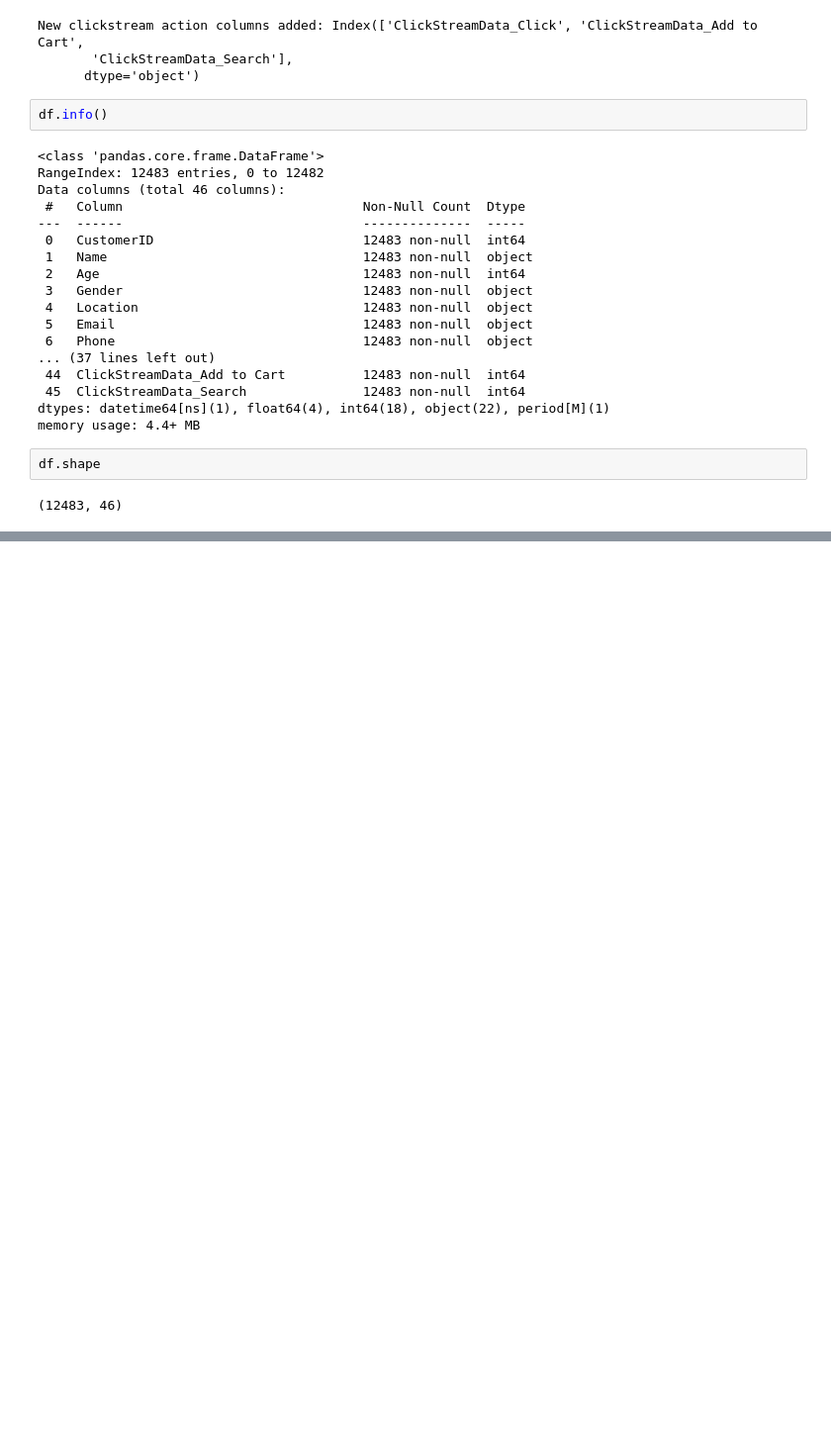
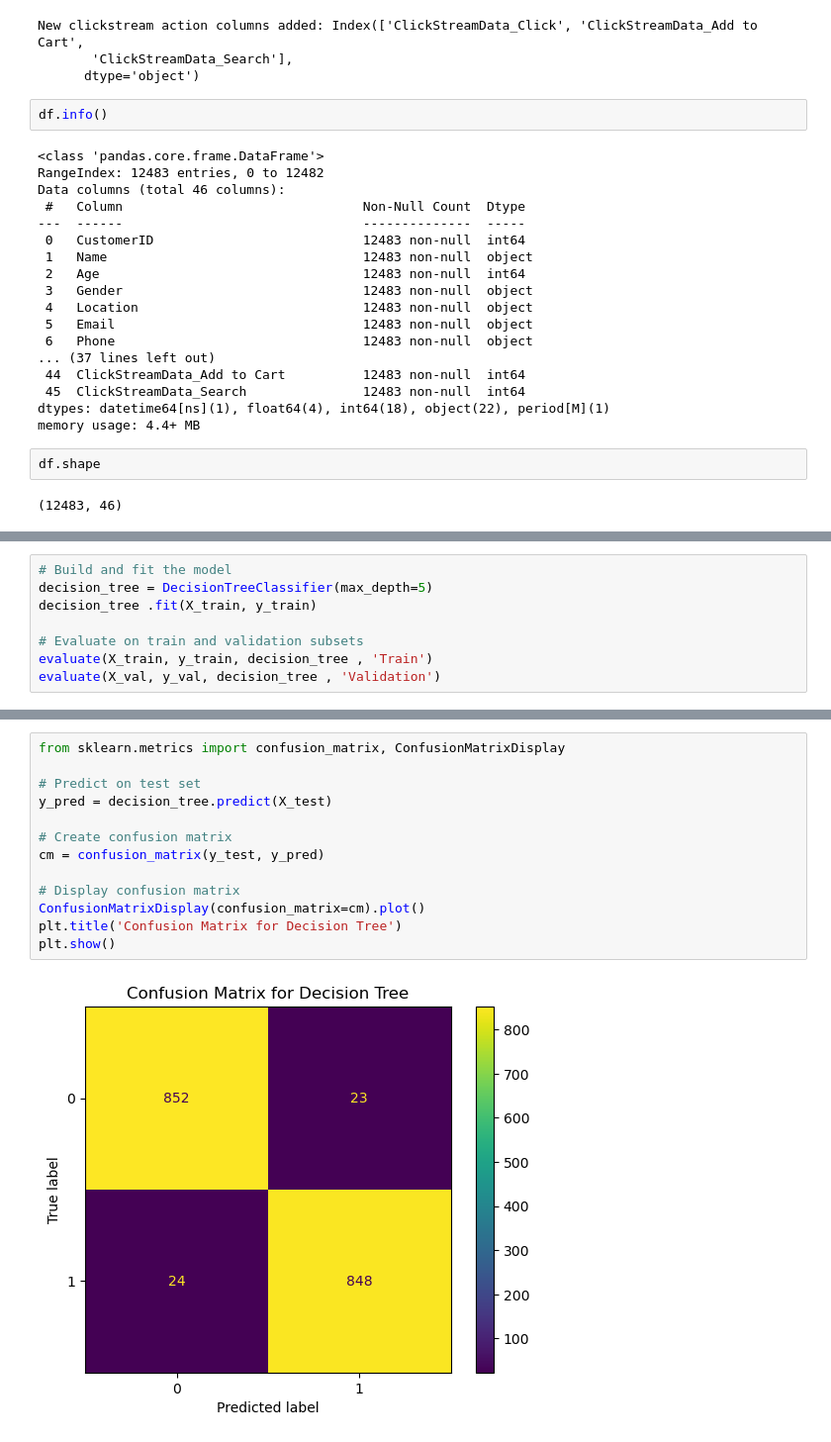
Before and after one commit to joachinhimself/Customer-Churn-Analysis, a Jupyter notebook: Notebook/Customer Churn.ipynb, the cells around one changed output, grey strips where cells are left out. Shown at 99% size. Saved outputs shown, nothing was run; the diff lists cells and outputs as text; blank space fills up the shorter version.

Commit message:
Decision Tree Model

```diff
--- a/Notebook/Customer Churn.ipynb
+++ b/Notebook/Customer Churn.ipynb
@@ -1214,0 +1225,8 @@ F1 Score
+# %%
+# Build and fit the model
+decision_tree = DecisionTreeClassifier(max_depth=5)
+decision_tree .fit(X_train, y_train)
+
+# Evaluate on train and validation subsets
+evaluate(X_train, y_train, decision_tree , 'Train')
+evaluate(X_val, y_val, decision_tree , 'Validation')
@@ -1214,0 +1286,15 @@ F1 Score
+# %%
+from sklearn.metrics import confusion_matrix, ConfusionMatrixDisplay
+
+# Predict on test set
+y_pred = decision_tree.predict(X_test)
+
+# Create confusion matrix
+cm = confusion_matrix(y_test, y_pred)
+
+# Display confusion matrix
+ConfusionMatrixDisplay(confusion_matrix=cm).plot()
+plt.title('Confusion Matrix for Decision Tree')
+plt.show()
+# %% [output]
+[figure, added]
```
Also changed, not shown: parts of 105 cells of this notebook.
